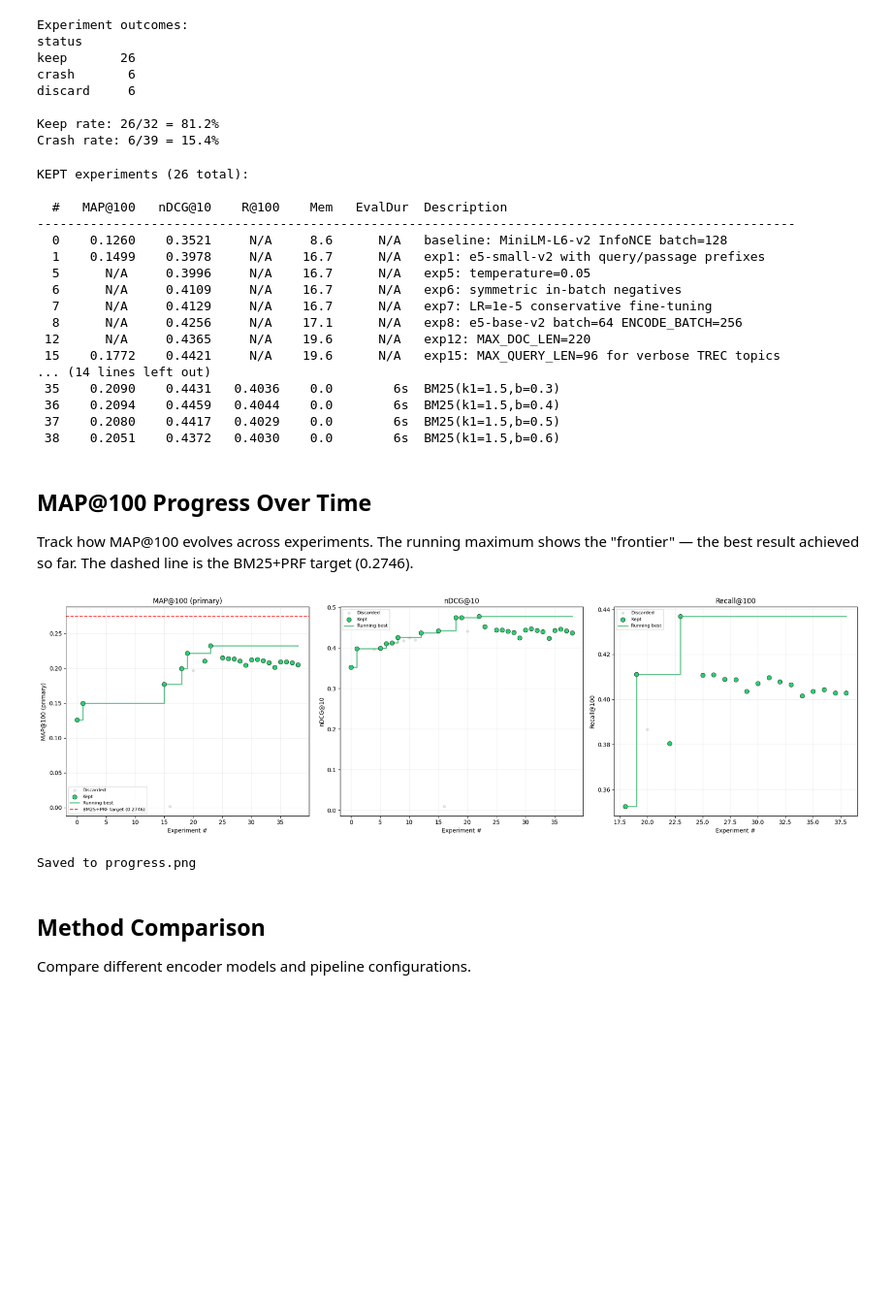
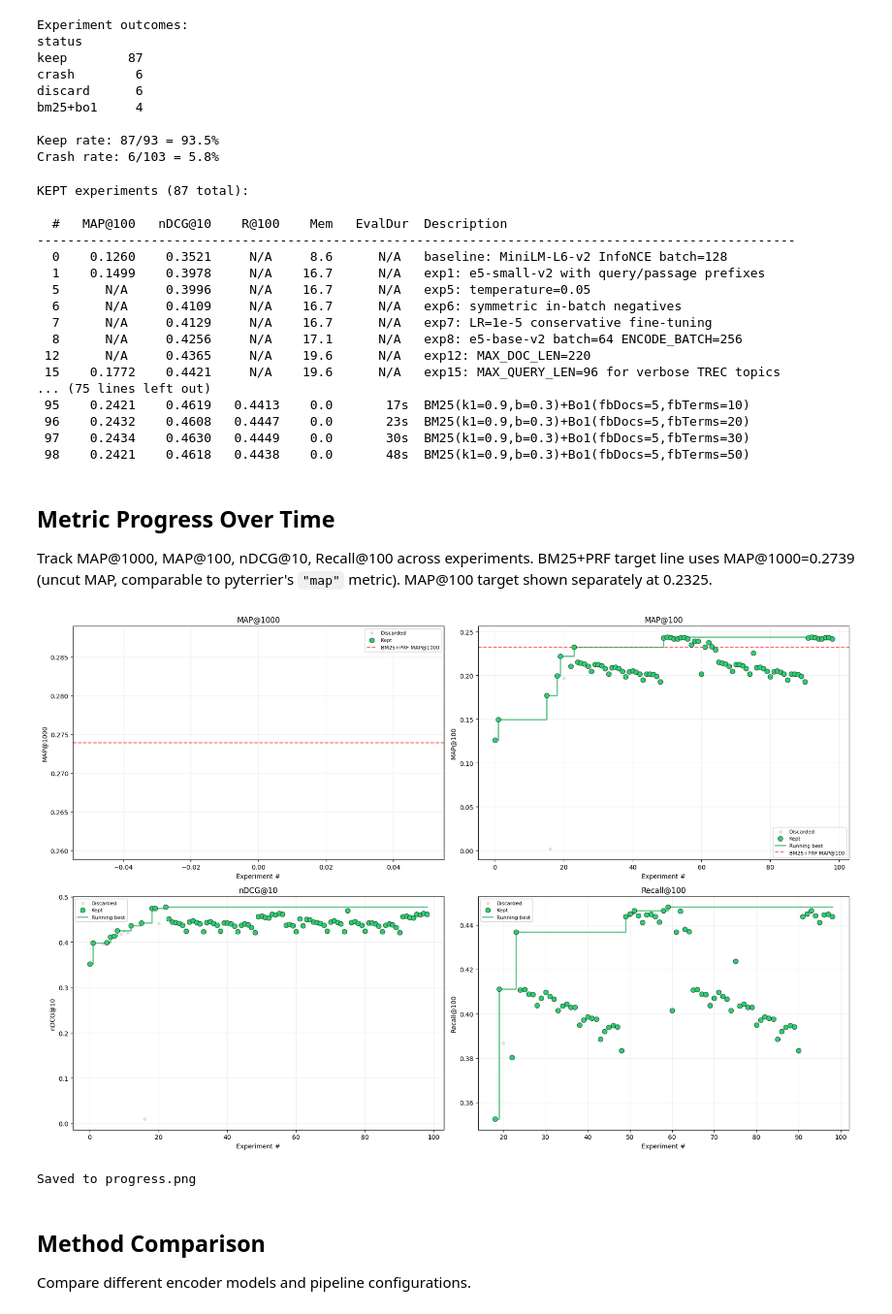
Before and after one commit to rankun203/retrieval-autoresearch, a Jupyter notebook: analysis.ipynb, the cells around one changed output. Shown at 97% size. Cells and saved outputs as stored; diff of their text form; code cells hidden in the pictures; blank space fills up the shorter version.

```diff
--- a/analysis.ipynb
+++ b/analysis.ipynb
@@ -11,13 +12,12 @@ import matplotlib.pyplot as plt
 import numpy as np
 from pathlib import Path
 
-# Load from worktree results
+# Load from root results.tsv
 tsv_path = Path("results.tsv")
-
 df = pd.read_csv(tsv_path, sep="\t")
 
 # Clean numeric columns (-1 means missing)
-numeric_cols = ["ndcg@10", "map@100", "recall@100", "memory_gb", "eval_dur"]
+numeric_cols = ["ndcg@10", "map@1000", "map@100", "recall@100", "memory_gb", "eval_dur"]
 for col in numeric_cols:
     if col in df.columns:
         df[col] = pd.to_numeric(df[col], errors="coerce")
@@ -66,12 +62,13 @@ print(f"Crash rate: {n_crash}/{n_total} = {n_crash/n_total:.1%}" if n_total else
 # %% [output]
 Experiment outcomes:
 status
-keep       26
-crash       6
-discard     6
+keep        87
+crash        6
+discard      6
+bm25+bo1     4
 
-Keep rate: 26/32 = 81.2%
-Crash rate: 6/39 = 15.4%
+Keep rate: 87/93 = 93.5%
+Crash rate: 6/103 = 5.8%
 # %%
 # Show all KEPT experiments (the improvements that stuck)
 kept = df[df["status"] == "keep"].copy()
@@ -86,7 +83,7 @@ for i, row in kept.iterrows():
     dur_s = f"{row['eval_dur']:.0f}s" if pd.notna(row.get('eval_dur')) else "  N/A "
     print(f"{i:3d}  {map_s:>8}  {ndcg_s:>8}  {rec_s:>7}  {mem_s:>5}  {dur_s:>8}  {row['description']}")
 # %% [output]
-KEPT experiments (26 total):
+KEPT experiments (87 total):
 
   #   MAP@100   nDCG@10    R@100    Mem   EvalDur  Description
 ----------------------------------------------------------------------------------------------------
@@ -98,59 +95,67 @@ KEPT experiments (26 total):
   8      N/A     0.4256     N/A    17.1      N/A   exp8: e5-base-v2 batch=64 ENCODE_BATCH=256
  12      N/A     0.4365     N/A    19.6      N/A   exp12: MAX_DOC_LEN=220
  15    0.1772    0.4421     N/A    19.6      N/A   exp15: MAX_QUERY_LEN=96 for verbose TREC topics
-... (14 lines left out)
- 35    0.2090    0.4431   0.4036    0.0        6s  BM25(k1=1.5,b=0.3)
- 36    0.2094    0.4459   0.4044    0.0        6s  BM25(k1=1.5,b=0.4)
- 37    0.2080    0.4417   0.4029    0.0        6s  BM25(k1=1.5,b=0.5)
- 38    0.2051    0.4372   0.4030    0.0        6s  BM25(k1=1.5,b=0.6)
+... (75 lines left out)
+ 95    0.2421    0.4619   0.4413    0.0       17s  BM25(k1=0.9,b=0.3)+Bo1(fbDocs=5,fbTerms=10)
+ 96    0.2432    0.4608   0.4447    0.0       23s  BM25(k1=0.9,b=0.3)+Bo1(fbDocs=5,fbTerms=20)
+ 97    0.2434    0.4630   0.4449    0.0       30s  BM25(k1=0.9,b=0.3)+Bo1(fbDocs=5,fbTerms=30)
+ 98    0.2421    0.4618   0.4438    0.0       48s  BM25(k1=0.9,b=0.3)+Bo1(fbDocs=5,fbTerms=50)
 # %% [markdown]
-## MAP@100 Progress Over Time
+## Metric Progress Over Time
 
-Track how MAP@100 evolves across experiments. The running maximum shows the "frontier" — the best result achieved so far. The dashed line is the BM25+PRF target (0.2746).
+Track MAP@1000, MAP@100, nDCG@10, Recall@100 across experiments. BM25+PRF target line uses MAP@1000=0.2739 (uncut MAP, comparable to pyterrier's `"map"` metric). MAP@100 target shown separately at 0.2325.
 # %%
-BM25_PRF_TARGET = 0.2746
+BM25_PRF_MAP1000 = 0.2739  # uncut MAP (matches pyterrier "map" metric)
+BM25_PRF_MAP100 = 0.2325   # MAP@100
 
-fig, axes = plt.subplots(1, 3, figsize=(20, 6))
+fig, axes = plt.subplots(2, 2, figsize=(18, 12))
+axes = axes.flatten()
 
-for ax, metric, title in zip(axes, ["map@100", "ndcg@10", "recall@100"],
-                              ["MAP@100 (primary)", "nDCG@10", "Recall@100"]):
+metrics_config = [
+    ("map@1000", "MAP@1000", BM25_PRF_MAP1000, "BM25+PRF MAP@1000"),
+    ("map@100", "MAP@100", BM25_PRF_MAP100, "BM25+PRF MAP@100"),
+    ("ndcg@10", "nDCG@10", None, None),
+    ("recall@100", "Recall@100", None, None),
+]
+
+for ax, (metric, title, target, target_label) in zip(axes, metrics_config):
     valid = df[df["status"] != "crash"].copy()
     valid = valid.dropna(subset=[metric])
     if valid.empty:
         ax.set_title(f"{title} — no data")
         continue
 
     # Discarded as faint dots
     disc = valid[valid["status"] == "discard"]
     ax.scatter(disc["exp_num"], disc[metric], c="#cccccc", s=20, alpha=0.5, zorder=2, label="Discarded")
 
     # Kept as green dots
     kept_v = valid[valid["status"] == "keep"]
     ax.scatter(kept_v["exp_num"], kept_v[metric], c="#2ecc71", s=60, zorder=4,
                label="Kept", edgecolors="black", linewidths=0.5)
 
     # Running max line
     if not kept_v.empty:
         running_max = kept_v[metric].cummax()
         ax.step(kept_v["exp_num"].values, running_max.values, where="post",
                 color="#27ae60", linewidth=2, alpha=0.7, zorder=3, label="Running best")
 
-    # BM25+PRF target line (only for MAP)
-    if metric == "map@100":
-        ax.axhline(y=BM25_PRF_TARGET, color="red", linestyle="--", alpha=0.7, label=f"BM25+PRF target ({BM25_PRF_TARGET})")
+    # Target line
+    if target is not None:
+        ax.axhline(y=target, color="red", linestyle="--", alpha=0.7, label=target_label)
 
     ax.set_xlabel("Experiment #")
     ax.set_ylabel(title)
     ax.set_title(title)
     ax.legend(fontsize=8)
     ax.grid(True, alpha=0.2)
 
 plt.tight_layout()
 plt.savefig("progress.png", dpi=150, bbox_inches="tight")
 plt.show()
 print("Saved to progress.png")
 # %% [output]
-[figure, old version]
+[figure, new version]
 Saved to progress.png
 # %% [markdown]
 ## Method Comparison
```
Also changed, not shown: parts of 7 cells of this notebook, 7 other files.
